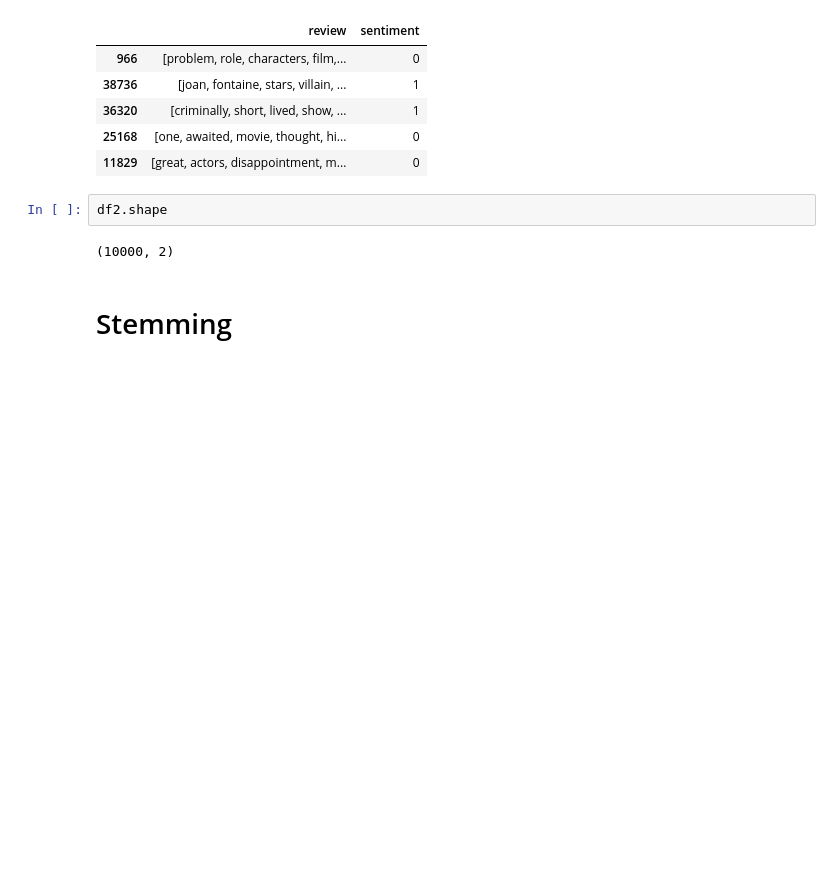
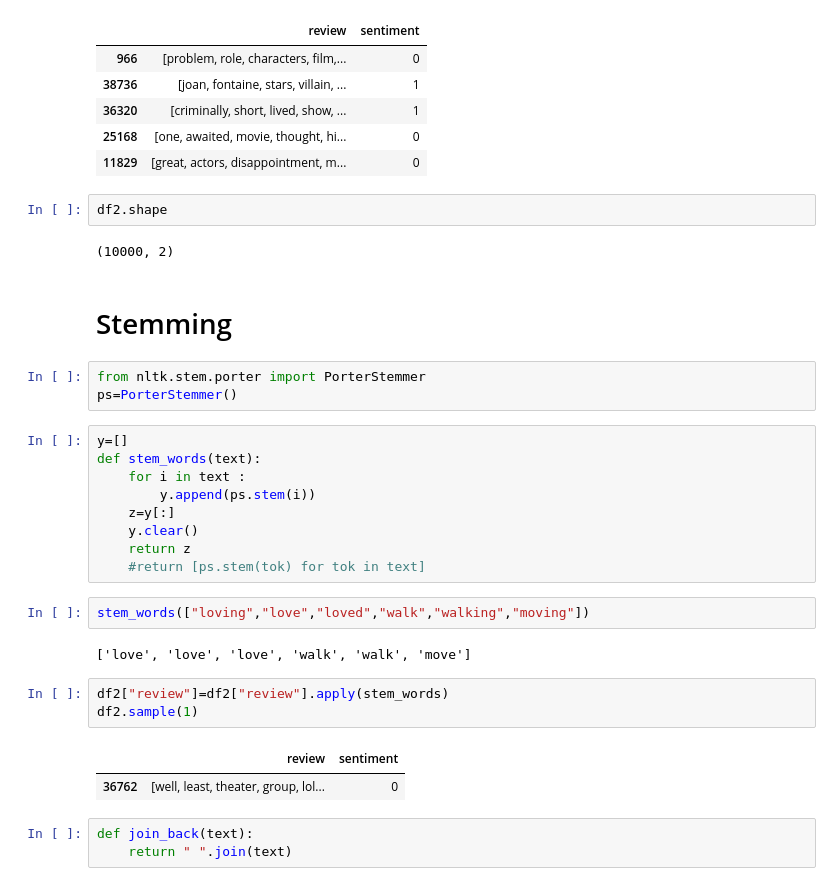
Before and after one commit to rabin20-04/ML-Algorithms, a Jupyter notebook: Movie_sentiment_Analysis/movie_review_sentiment_analysis.ipynb, the cells around one changed output. Saved outputs shown, nothing was run; the diff lists cells and outputs as text; blank space fills up the shorter version.

```diff
--- a/Movie_sentiment_Analysis/movie_review_sentiment_analysis.ipynb
+++ b/Movie_sentiment_Analysis/movie_review_sentiment_analysis.ipynb
@@ -322,3 +322,28 @@ df2.shape
 (10000, 2)
 # %% [markdown]
 # Stemming
+# %%
+from nltk.stem.porter import PorterStemmer
+ps=PorterStemmer()
+# %%
+y=[]
+def stem_words(text):
+    for i in text :
+        y.append(ps.stem(i))
+    z=y[:]
+    y.clear()
+    return z
+    #return [ps.stem(tok) for tok in text]
+# %%
+stem_words(["loving","love","loved","walk","walking","moving"])
+# %% [output]
+['love', 'love', 'love', 'walk', 'walk', 'move']
+# %%
+df2["review"]=df2["review"].apply(stem_words)
+df2.sample(1)
+# %% [output]
+|  | review | sentiment |
+| 36762 | [well, least, theater, group, lol... | 0 |
+# %%
+def join_back(text):
+    return " ".join(text)
```
Also changed, not shown: parts of 6 cells of this notebook.
